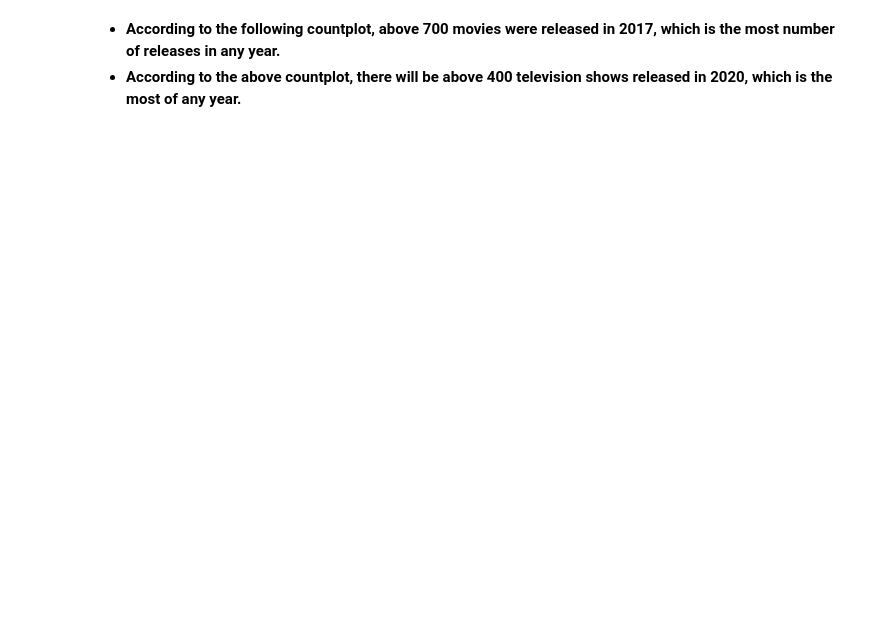
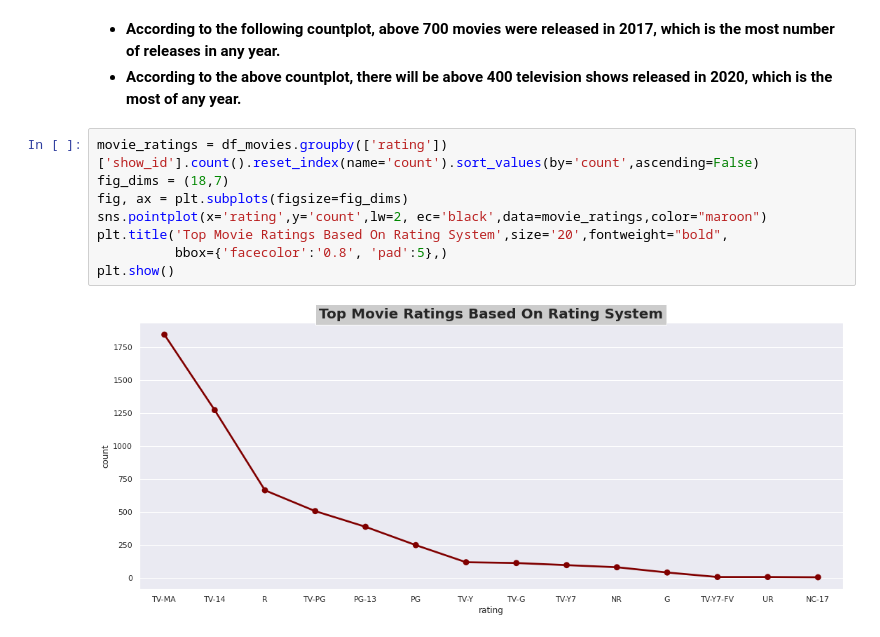
Before and after one commit to praveenbejo95/Netflix-Movies-and-TV-shows-Clustering, a Jupyter notebook: NETFLIX_MOVIES_AND_TV_SHOWS_CLUSTERING.ipynb, the cells around one changed output. Drawn from its saved outputs; the diff is of its cells as text; blank space fills up the shorter version.

```diff
--- a/NETFLIX_MOVIES_AND_TV_SHOWS_CLUSTERING.ipynb
+++ b/NETFLIX_MOVIES_AND_TV_SHOWS_CLUSTERING.ipynb
@@ -561,3 +577,13 @@ Text(0.5, 0, 'Release Year')
 # %% [markdown]
 * **According to the following countplot, above 700 movies were released in 2017, which is the most number of releases in any year.**
 * **According to the above countplot, there will be above 400 television shows released in 2020, which is the most of any year.**
+# %%
+movie_ratings = df_movies.groupby(['rating'])['show_id'].count().reset_index(name='count').sort_values(by='count',ascending=False)
+fig_dims = (18,7)
+fig, ax = plt.subplots(figsize=fig_dims)
+sns.pointplot(x='rating',y='count',lw=2, ec='black',data=movie_ratings,color="maroon")
+plt.title('Top Movie Ratings Based On Rating System',size='20',fontweight="bold",
+          bbox={'facecolor':'0.8', 'pad':5},)
+plt.show()
+# %% [output]
+[figure, added]
```
Also changed, not shown: parts of 22 cells of this notebook.
